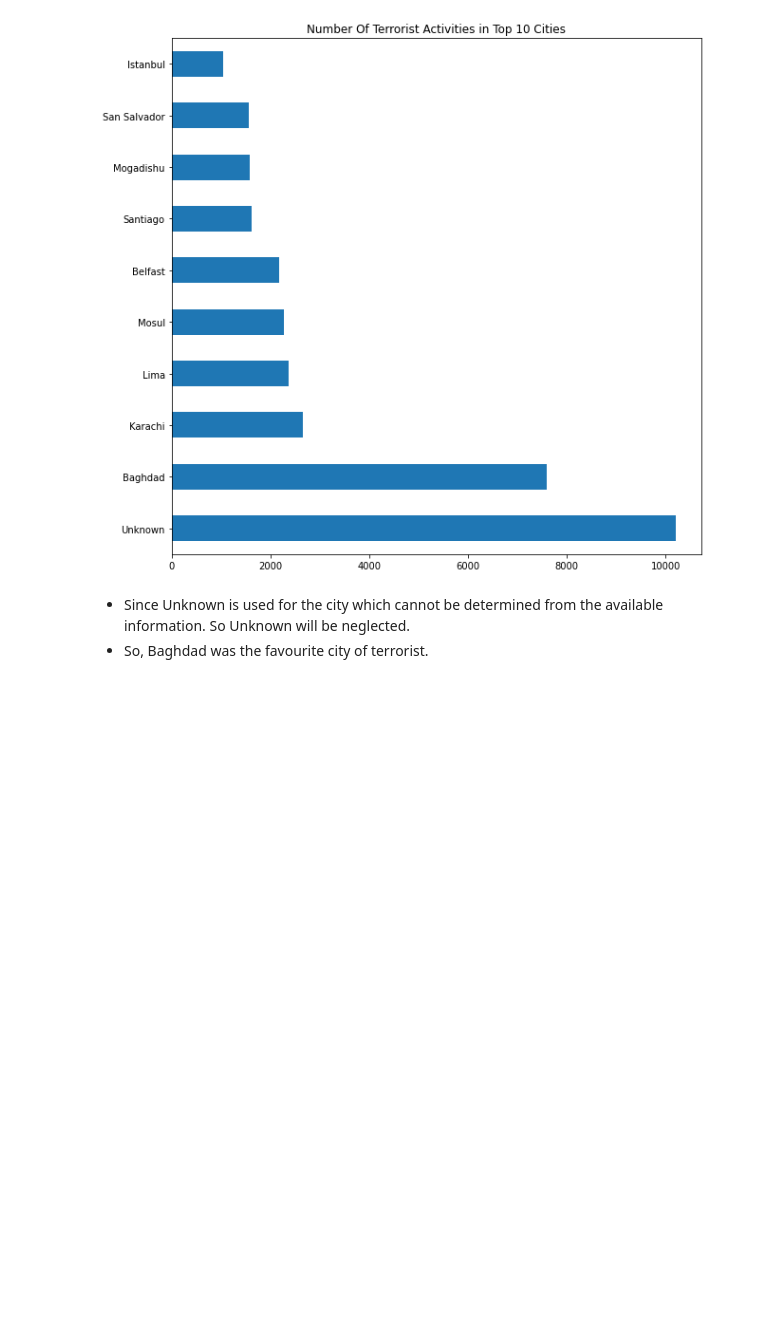
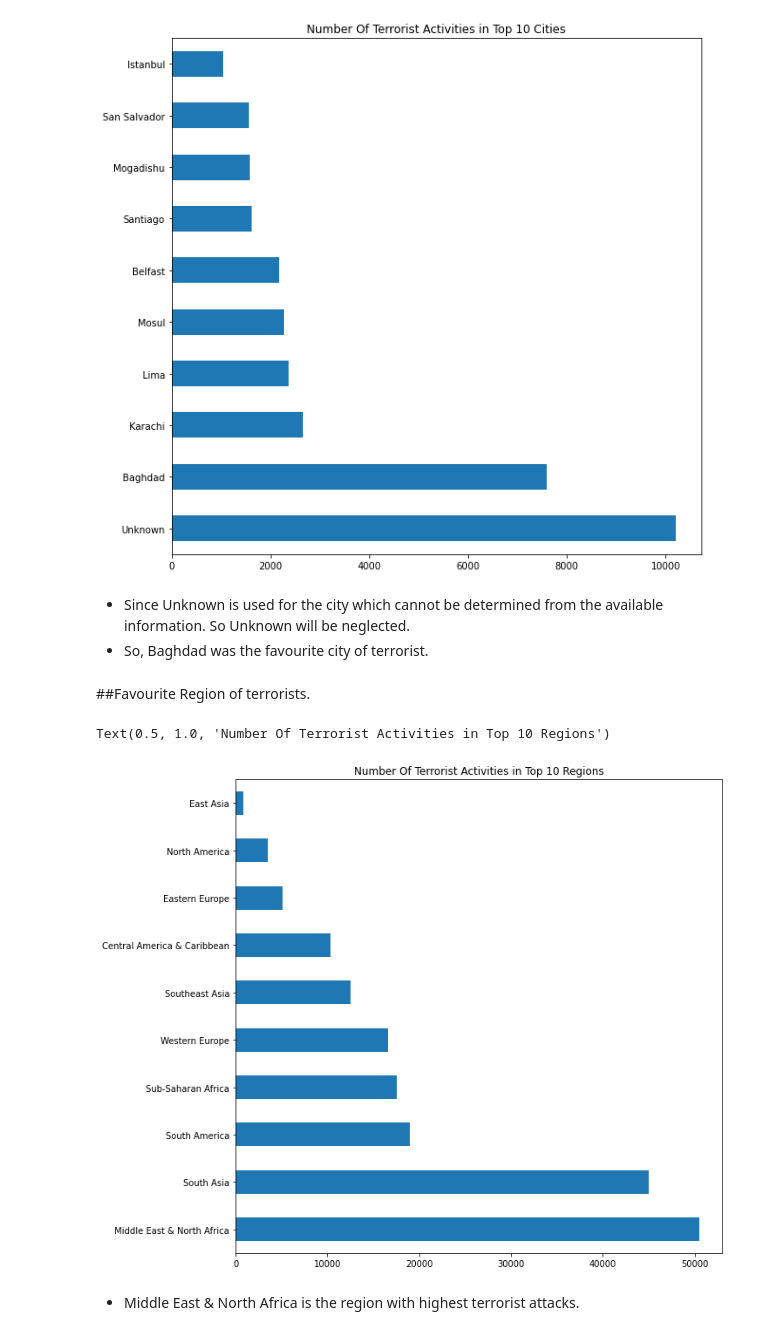
Before and after one commit to himanshukhasdev/Global-Terrorism-Analysis, a Jupyter notebook: Himanshu_Khasdev_Global_Terrorism_Analysis_Capstone_Project.ipynb, the cells around one changed output. Cells and saved outputs as stored; diff of their text form; code cells hidden in the pictures; blank space fills up the shorter version.

```diff
--- a/Himanshu_Khasdev_Global_Terrorism_Analysis_Capstone_Project.ipynb
+++ b/Himanshu_Khasdev_Global_Terrorism_Analysis_Capstone_Project.ipynb
@@ -368,3 +376,13 @@ Text(0.5, 1.0, 'Number Of Terrorist Activities in Top 10 Cities')
 # %% [markdown]
 *   Since Unknown is used for the city which cannot be determined from the available information. So Unknown will be neglected.
 *   So, Baghdad was the favourite city of terrorist.
+# %% [markdown]
+##Favourite Region of terrorists.
+# %%
+data['Region'].value_counts().head(10).plot(kind='barh',figsize=[10,10])
+plt.title('Number Of Terrorist Activities in Top 10 Regions')
+# %% [output]
+Text(0.5, 1.0, 'Number Of Terrorist Activities in Top 10 Regions')
+[figure, added]
+# %% [markdown]
+*   Middle East & North Africa is the region with highest terrorist attacks.
```
Also changed, not shown: parts of 4 cells of this notebook.
